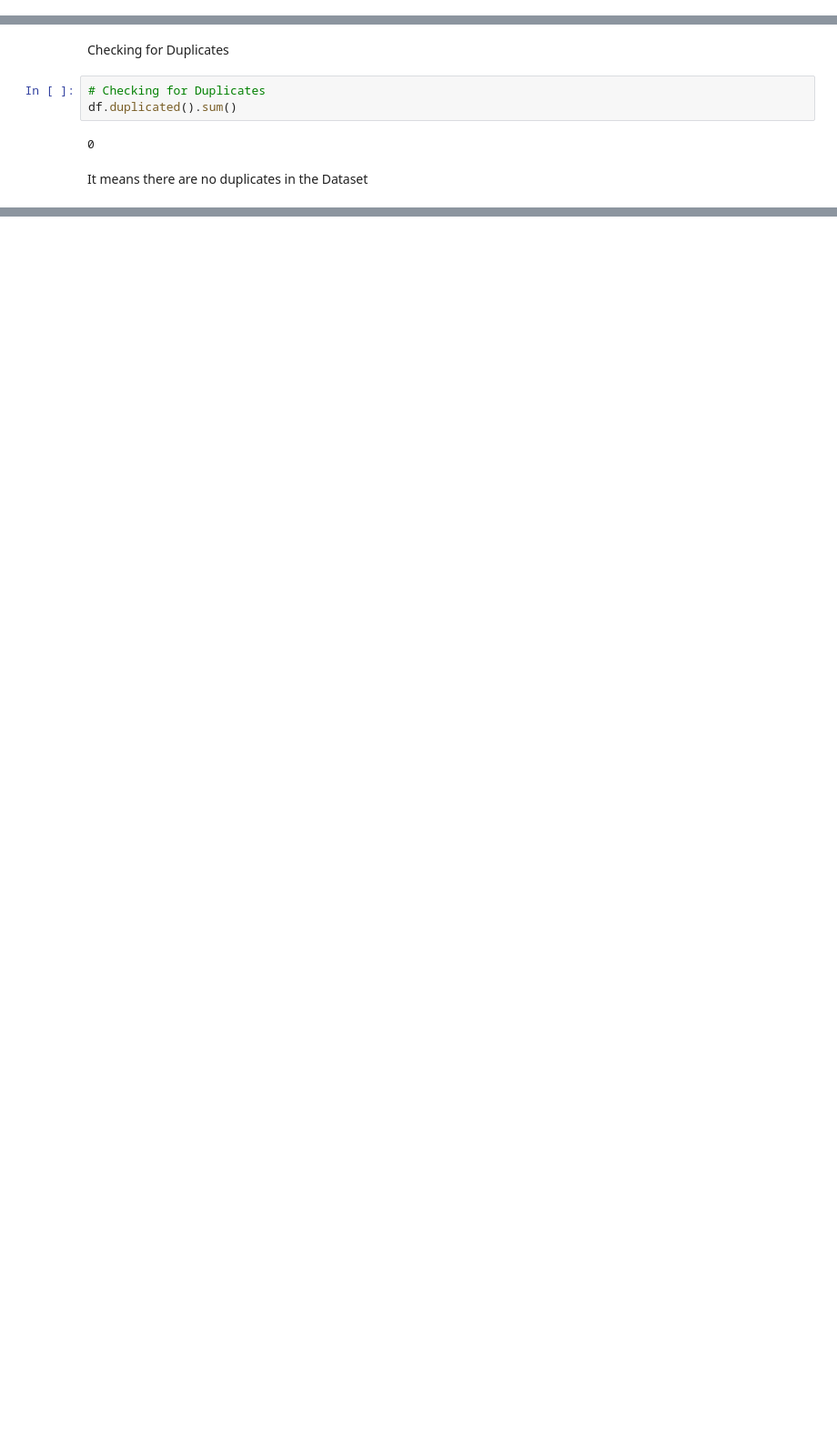
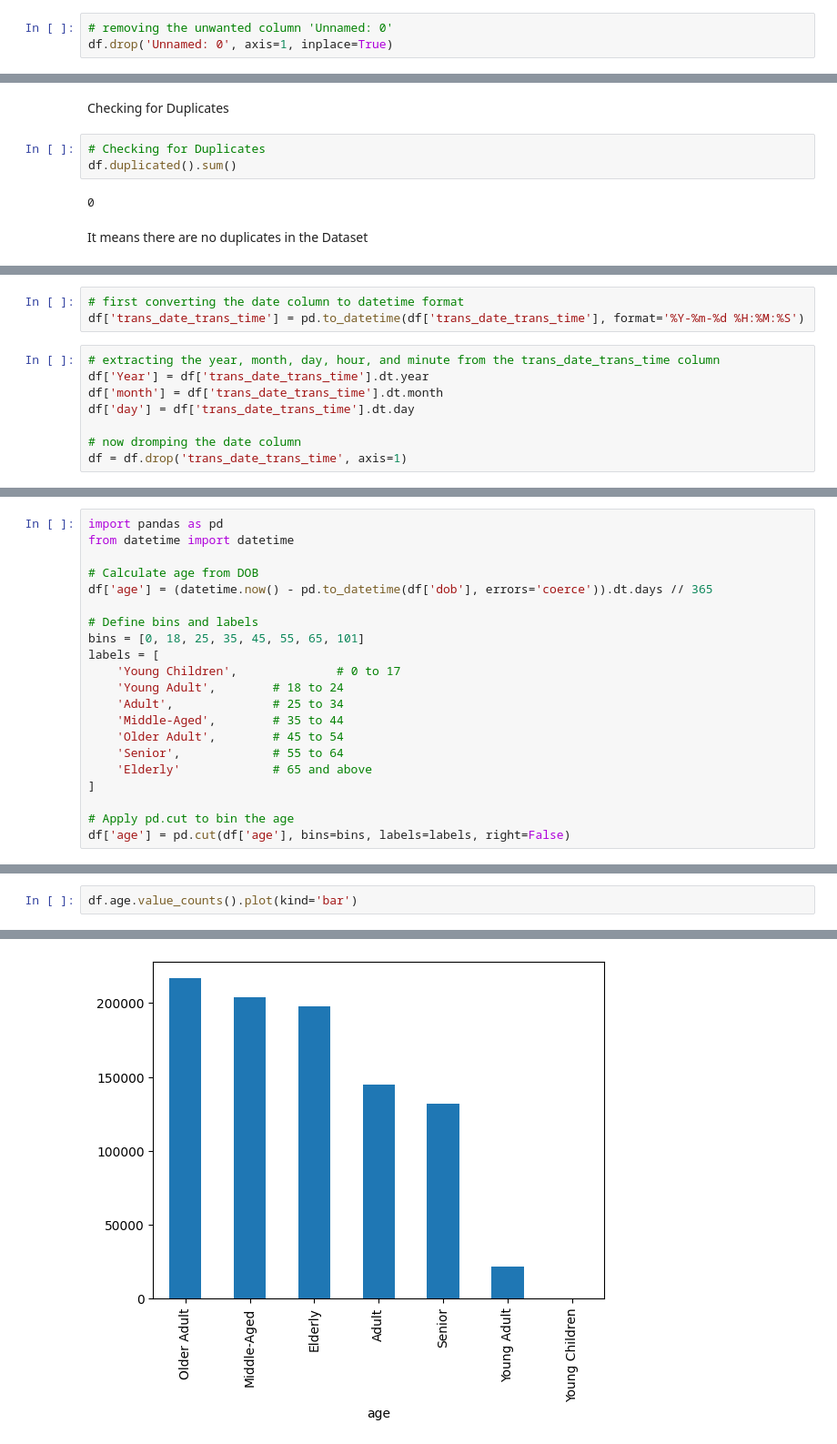
Before and after one commit to shaheeralics/Data-Science-Learning-With-Projects, a Jupyter notebook: Projects/ML - DL/P4 Credit Card Transactions Dataset.ipynb, the cells around one changed output, grey strips where cells are left out. Shown at 91% size. Saved outputs shown, nothing was run; the diff lists cells and outputs as text; blank space fills up the shorter version.

```diff
--- a/Projects/ML - DL/P4 Credit Card Transactions Dataset.ipynb
+++ b/Projects/ML - DL/P4 Credit Card Transactions Dataset.ipynb
@@ -126,0 +151,3 @@ memory usage: 206.1+ MB
+# %%
+# removing the unwanted column 'Unnamed: 0'
+df.drop('Unnamed: 0', axis=1, inplace=True)
@@ -212,0 +264,11 @@ It means there are no duplicates in the Dataset
+# %%
+# first converting the date column to datetime format
+df['trans_date_trans_time'] = pd.to_datetime(df['trans_date_trans_time'], format='%Y-%m-%d %H:%M:%S')
+# %%
+# extracting the year, month, day, hour, and minute from the trans_date_trans_time column
+df['Year'] = df['trans_date_trans_time'].dt.year
+df['month'] = df['trans_date_trans_time'].dt.month
+df['day'] = df['trans_date_trans_time'].dt.day
+
+# now dromping the date column
+df = df.drop('trans_date_trans_time', axis=1)
@@ -212,0 +277,21 @@ It means there are no duplicates in the Dataset
+# %%
+import pandas as pd
+from datetime import datetime
+
+# Calculate age from DOB
+df['age'] = (datetime.now() - pd.to_datetime(df['dob'], errors='coerce')).dt.days // 365
+
+# Define bins and labels
+bins = [0, 18, 25, 35, 45, 55, 65, 101]
+labels = [
+    'Young Children',              # 0 to 17
+    'Young Adult',        # 18 to 24
+    'Adult',              # 25 to 34
+    'Middle-Aged',        # 35 to 44
+    'Older Adult',        # 45 to 54
+    'Senior',             # 55 to 64
+    'Elderly'             # 65 and above
+]
+
+# Apply pd.cut to bin the age
+df['age'] = pd.cut(df['age'], bins=bins, labels=labels, right=False)
@@ -212,0 +306,3 @@ It means there are no duplicates in the Dataset
+# %%
+df.age.value_counts().plot(kind='bar')
+# %% [output]
@@ -212,0 +310 @@ It means there are no duplicates in the Dataset
+[figure, added]
```
Also changed, not shown: parts of 45 cells of this notebook.
